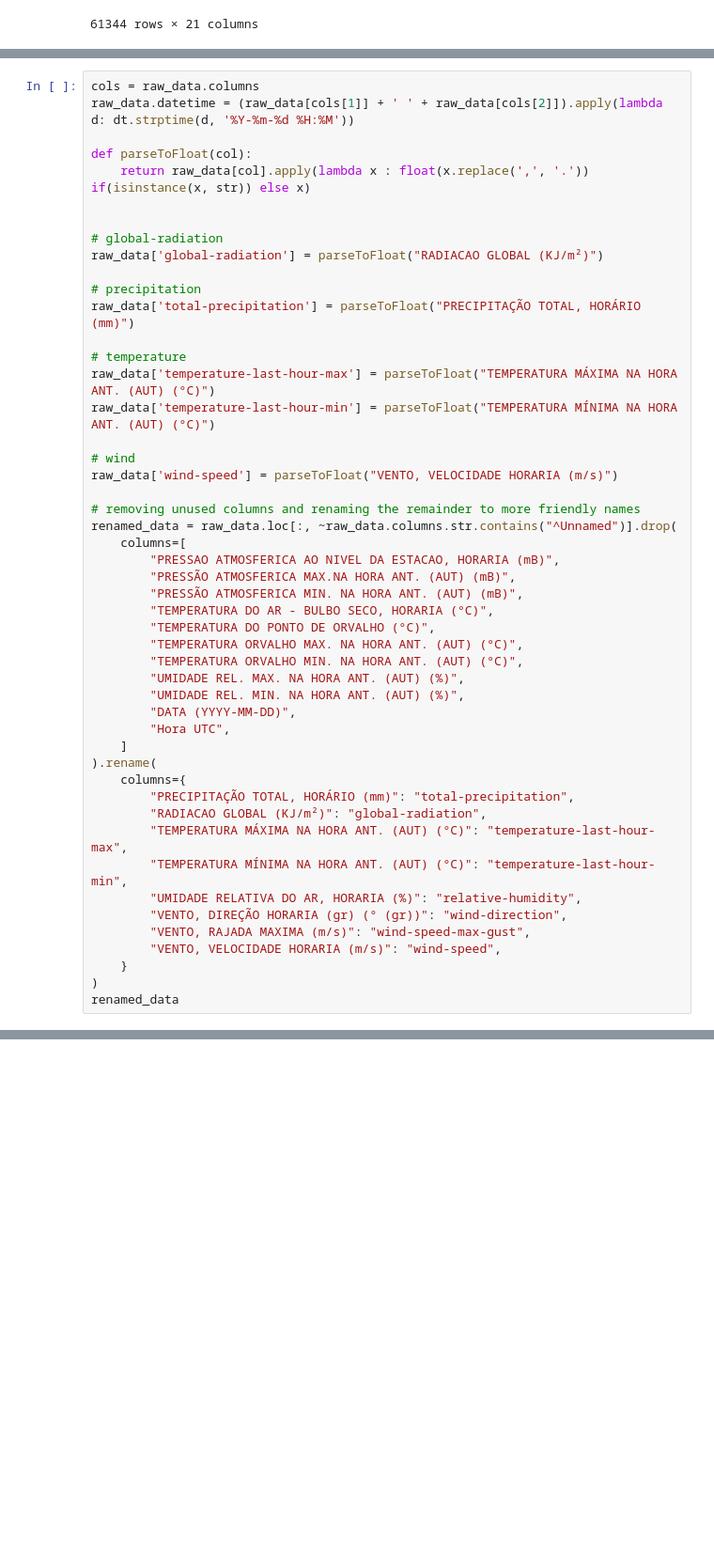
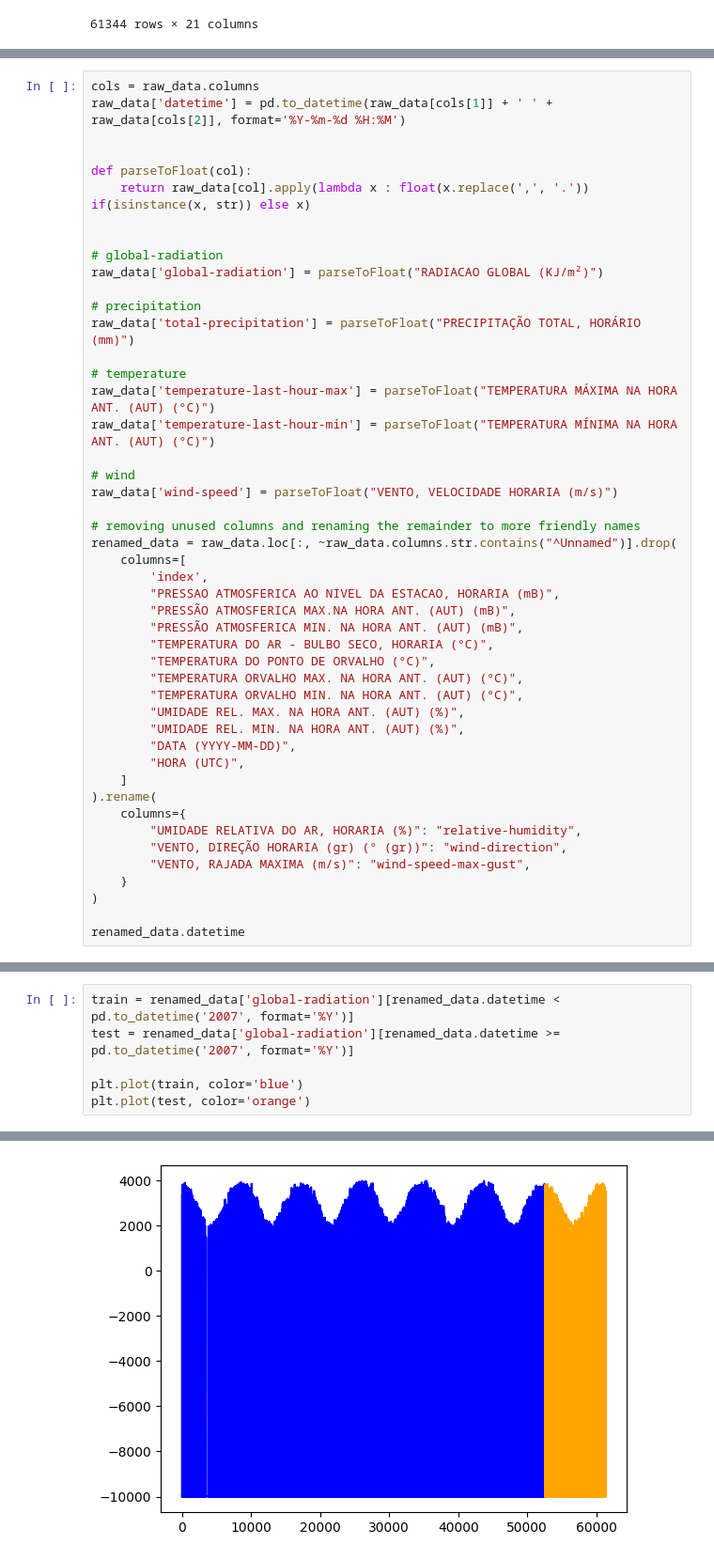
Before and after one commit to fellipessanha/solar-studies, a Jupyter notebook: data-treatment.ipynb, the cells around one changed output, grey strips where cells are left out. Shown: that part at 94% size. Cells and saved outputs as stored; diff of their text form; blank space fills up the shorter version.

Commit message:
feat: use pandas datetime on timestamps

```diff
--- a/data-treatment.ipynb
+++ b/data-treatment.ipynb
@@ -33,6 +47,7 @@ raw_data
 # %%
 cols = raw_data.columns
-raw_data.datetime = (raw_data[cols[1]] + ' ' + raw_data[cols[2]]).apply(lambda d: dt.strptime(d, '%Y-%m-%d %H:%M'))
+raw_data['datetime'] = pd.to_datetime(raw_data[cols[1]] + ' ' + raw_data[cols[2]], format='%Y-%m-%d %H:%M')
+
 
 def parseToFloat(col):
     return raw_data[col].apply(lambda x : float(x.replace(',', '.')) if(isinstance(x, str)) else x)
@@ -54,6 +69,7 @@ raw_data['wind-speed'] = parseToFloat("VENTO, VELOCIDADE HORARIA (m/s)")
 # removing unused columns and renaming the remainder to more friendly names
 renamed_data = raw_data.loc[:, ~raw_data.columns.str.contains("^Unnamed")].drop(
     columns=[
+        'index',
         "PRESSAO ATMOSFERICA AO NIVEL DA ESTACAO, HORARIA (mB)",
         "PRESSÃO ATMOSFERICA MAX.NA HORA ANT. (AUT) (mB)",
         "PRESSÃO ATMOSFERICA MIN. NA HORA ANT. (AUT) (mB)",
@@ -64,19 +80,15 @@ renamed_data = raw_data.loc[:, ~raw_data.columns.str.contains("^Unnamed")].drop(
         "UMIDADE REL. MAX. NA HORA ANT. (AUT) (%)",
         "UMIDADE REL. MIN. NA HORA ANT. (AUT) (%)",
         "DATA (YYYY-MM-DD)",
-        "Hora UTC",
+        "HORA (UTC)",
     ]
 ).rename(
     columns={
-        "PRECIPITAÇÃO TOTAL, HORÁRIO (mm)": "total-precipitation",
-        "RADIACAO GLOBAL (KJ/m²)": "global-radiation",
-        "TEMPERATURA MÁXIMA NA HORA ANT. (AUT) (°C)": "temperature-last-hour-max",
-        "TEMPERATURA MÍNIMA NA HORA ANT. (AUT) (°C)": "temperature-last-hour-min",
         "UMIDADE RELATIVA DO AR, HORARIA (%)": "relative-humidity",
         "VENTO, DIREÇÃO HORARIA (gr) (° (gr))": "wind-direction",
         "VENTO, RAJADA MAXIMA (m/s)": "wind-speed-max-gust",
-        "VENTO, VELOCIDADE HORARIA (m/s)": "wind-speed",
     }
 )
-renamed_data
+
+renamed_data.datetime
 # %% [output]
@@ -95,0 +107,7 @@ renamed_data
+# %%
+train = renamed_data['global-radiation'][renamed_data.datetime < pd.to_datetime('2007', format='%Y')]
+test = renamed_data['global-radiation'][renamed_data.datetime >= pd.to_datetime('2007', format='%Y')]
+
+plt.plot(train, color='blue')
+plt.plot(test, color='orange')
+# %% [output]
@@ -96,3 +115,4 @@ renamed_data
+[figure, added]
 # %%
 by_month = renamed_data
 by_month['month'] =  by_month['date'].apply(lambda d: dt.strftime(dt.strptime(d, '%Y/%m/%d'), '%b-%y'))
```
Also changed, not shown: parts of 3 cells of this notebook.
